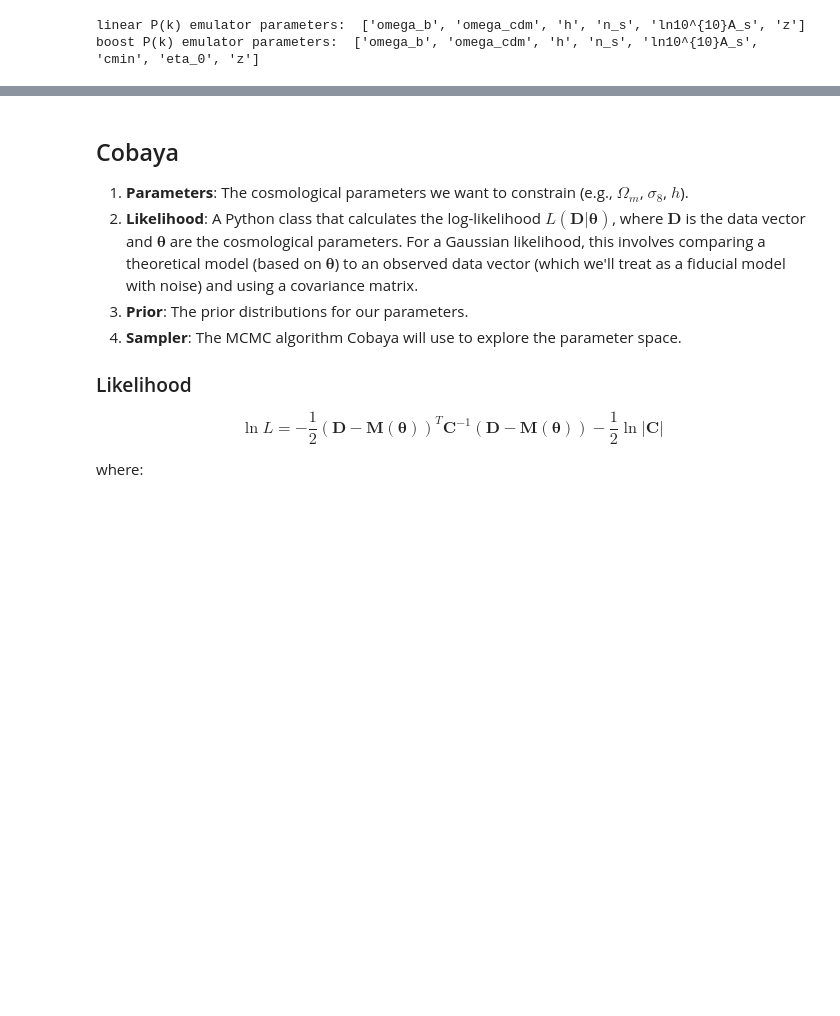
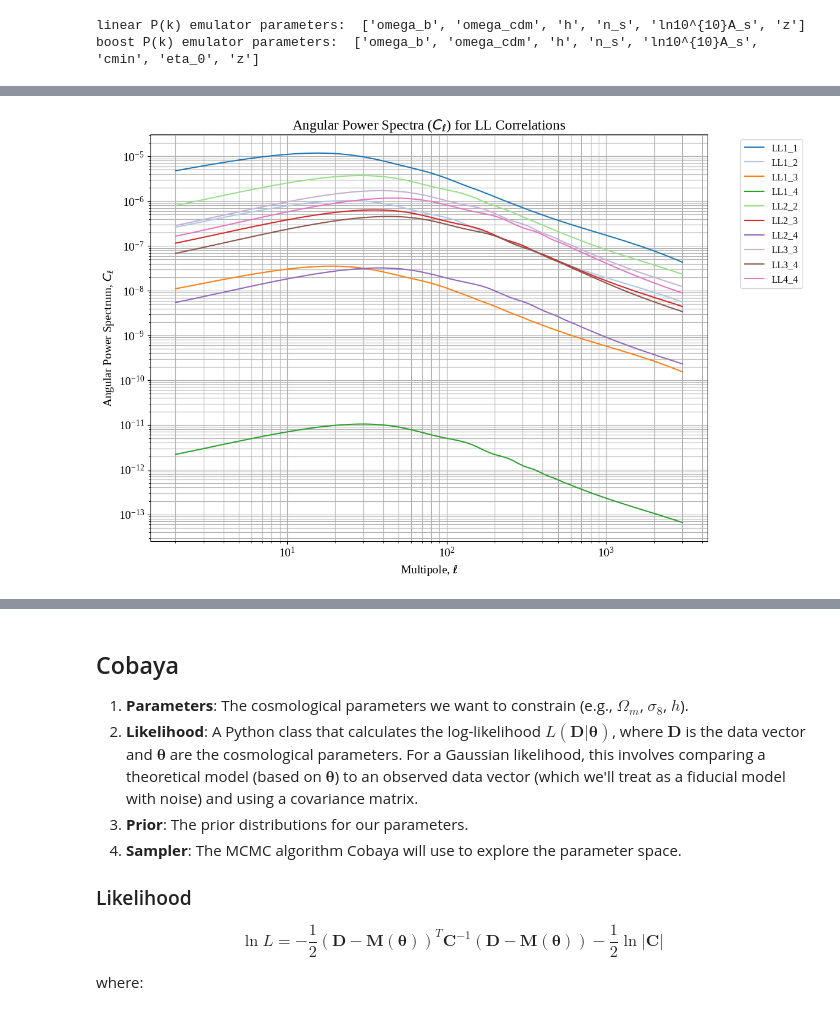
Before and after one commit to lia-lubit/DESIxSO, a Jupyter notebook: forecasting.ipynb, the cells around one changed output, grey strips where cells are left out. Cells and saved outputs as stored; diff of their text form; code cells hidden in the pictures; blank space fills up the shorter version.

Commit message:
more CosmoPower tests re: timing

```diff
--- a/forecasting.ipynb
+++ b/forecasting.ipynb
@@ -600,7 +601,7 @@ def make_Pk2D(cosmology, linear_emulator, boost_emulator, z_arr, cmin, eta_0):
 
     # the emulator isn't trained past z = 15, and might not be well trained there either
     if z_arr is None:
-        z_arr = np.linspace(0, 15, 1000)
+        z_arr = np.linspace(0, 10, 500)
 
     # make grids with our wavelength and redshift values that we'll run the emulator on
     # sort redshifts in descending order so that scale factors 'a' are ascending
@@ -816,0 +789,77 @@ Emulated P(k) is approximately 1.14 times faster than Standard PyCCL (if faster)
+# %%
+# test
+
+# Timings for standard PyCCL
+# Re-define cosmology parameters to include A_s
+h = 0.6674
+Om0 = 0.3027
+Omega_k = 0
+Omega_b = 0.045
+Omega_c = 0.27
+A_s = 2.1e-9 # Using A_s as requested
+n_s = 0.96
+
+start_time_ccl_init = time.time()
+flat_LCDM_cosmology_timed = ccl.Cosmology(
+    Omega_k=Omega_k, Omega_c=Omega_c, Omega_b=Omega_b, h=h, sigma8=derived_sigma8,
+    n_s=n_s, transfer_function='boltzmann_class'
+)
+end_time_ccl_init = time.time()
+time_ccl_init = end_time_ccl_init - start_time_ccl_init
+print(f"Standard PyCCL Cosmology Instantiation: {time_ccl_init:.4f} seconds")
+
+start_time_ccl_cl = time.time()
+calculate_and_plot_Cls(
+    cosmology=flat_LCDM_cosmology_timed, # Use the newly created cosmology object
+    lens_data=DESI_lens_data,
+    source_data=HSC_dist_0_3,
+    correlation_types=['LL'])
+end_time_ccl_cl = time.time()
+time_ccl_cl = end_time_ccl_cl - start_time_ccl_cl
+print(f"Standard PyCCL angular_cl Calculation: {time_ccl_cl:.4f} seconds")
+
+print("\n--- Emulated P(k) PyCCL Timing ---")
+# Timings for emulator-based Pk2D object and then CLs calculation
+z_grid_emulator = np.linspace(0, 10, 500) # Using the original dense grid for direct comparison
+
+start_time_emu_pk2d = time.time()
+Pk2D_full_timed = make_Pk2D(
+    flat_LCDM_cosmology_timed, # Use the same cosmology to ensure parameter consistency
+    linear_emulator=lin_emu,
+    boost_emulator=boost_emu,
+    z_arr=z_grid_emulator,
+    cmin=3.13,
+    eta_0=0.68
+)
+end_time_emu_pk2d = time.time()
+time_emu_pk2d = end_time_emu_pk2d - start_time_emu_pk2d
+print(f"Emulated Pk2D Object Creation: {time_emu_pk2d:.4f} seconds")
+
+#start_time_emulator_cosmo = time.time()
+#emulator_flat_LCDM_cosmology_timed = ccl.Cosmology(
+#    Omega_k=Omega_k, Omega_c=Omega_c, Omega_b=Omega_b, h=h, sigma8=derived_sigma8,
+#    n_s=n_s, matter_power_spectrum = Pk2D_full_timed, transfer_function='boltzmann_class'
+#)
+#end_time_emulator_cosmo = time.time()
+#time_emulator_cosmo = end_time_emulator_cosmo - start_time_emulator_cosmo
+#print(f"Standard PyCCL Cosmology Instantiation: {time_emulator_cosmo:.4f} seconds")
+time_emulator_cosmo = 0
+
+start_time_emu_cl = time.time()
+calculate_and_plot_Cls_w_emulator(
+    cosmology=flat_LCDM_cosmology_timed, # Use the same cosmology object
+    lens_data=DESI_lens_data,
+    source_data=HSC_dist_0_3,
+    correlation_types=['LL'],
+    Pk2D_object=Pk2D_full_timed # Use the newly created Pk2D object
+)
+end_time_emu_cl = time.time()
+time_emu_cl = end_time_emu_cl - start_time_emu_cl
+print(f"Emulated P(k) angular_cl Calculation: {time_emu_cl:.4f} seconds")
+
+print("\n--- Summary ---")
+print(f"Total Standard PyCCL time: {time_ccl_init + time_ccl_cl:.4f} seconds (Cosmology Init + angular_cl)")
+print(f"Total Emulated PyCCL time: {time_emu_pk2d + time_emulator_cosmo + time_emu_cl:.4f} seconds (Pk2D Creation + angular_cl)")
+print(f"Emulated Pk2D Creation was {time_ccl_init / time_emu_pk2d:.2f} times faster than Standard PyCCL Cosmology Init (if faster).")
+print(f"Emulated P(k) angular_cl was {time_ccl_cl / time_emu_cl:.2f} times faster than Standard PyCCL angular_cl (if faster).")
+# %% [output]
@@ -816,0 +867 @@ Emulated P(k) is approximately 1.14 times faster than Standard PyCCL (if faster)
+[figure, added]
```
Also changed, not shown: parts of 6 cells of this notebook.
